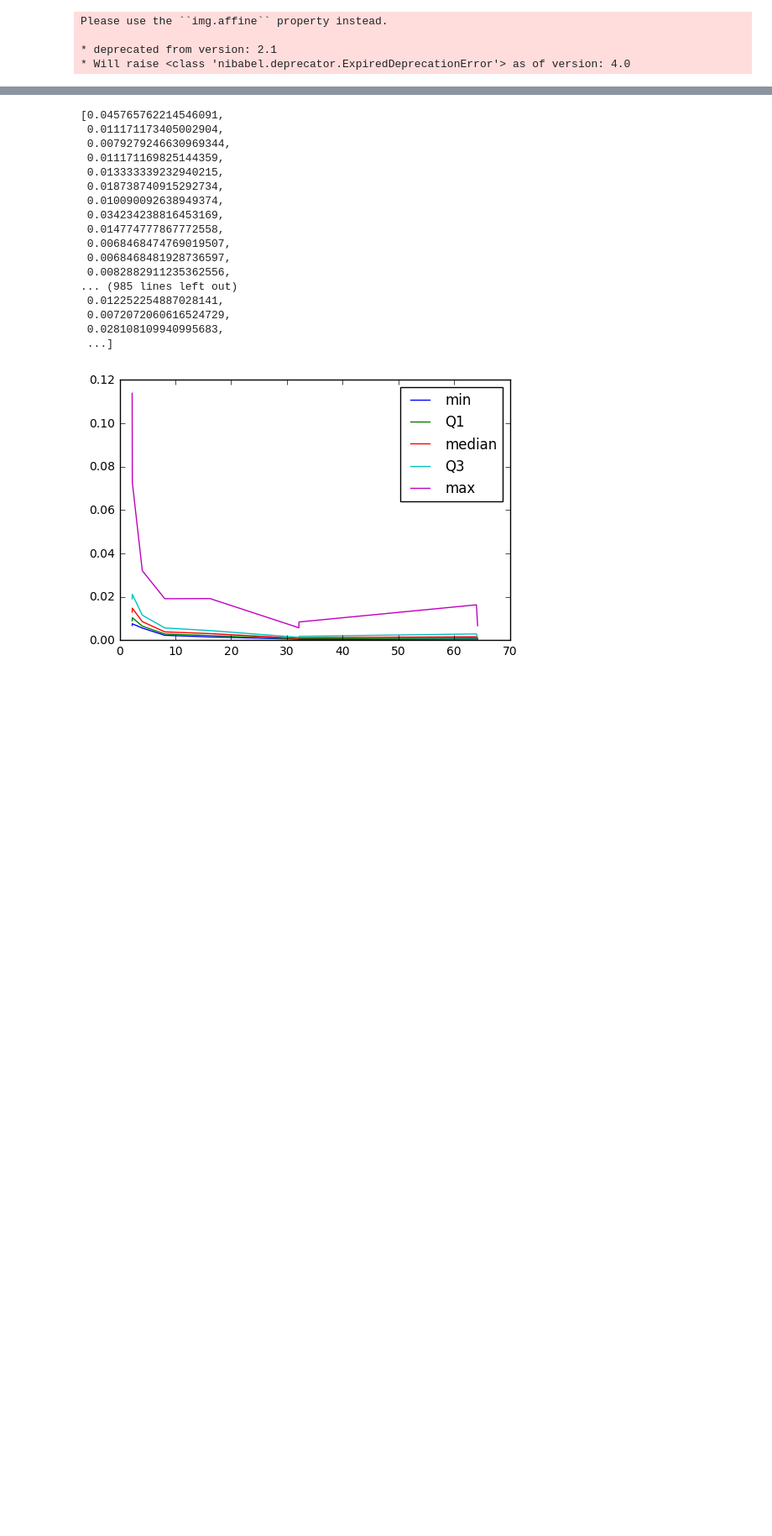
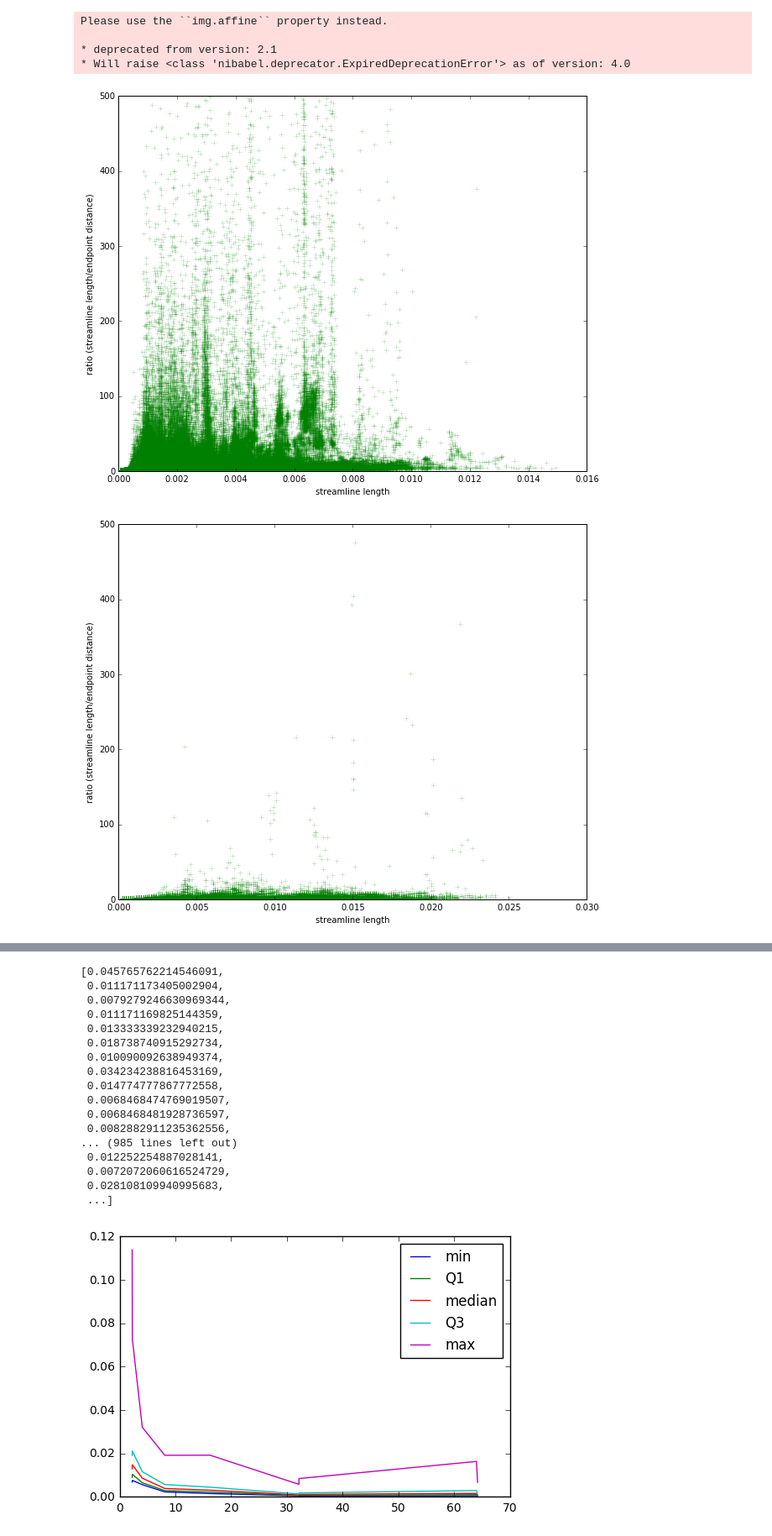
Before and after one commit to celinede/scripts4DWI_dipy_brainhack, a Jupyter notebook: compareStreamlineLengthEndpointDistance.ipynb, the cells around one changed output, grey strips where cells are left out. Shown at 84% size. Saved outputs shown, nothing was run; the diff lists cells and outputs as text; code cells hidden in the pictures; blank space fills up the shorter version.

```diff
--- a/compareStreamlineLengthEndpointDistance.ipynb
+++ b/compareStreamlineLengthEndpointDistance.ipynb
@@ -61,7 +61,7 @@ def plotRatio(x,ratio):
     plt.legend()
     #plt.title('Title')
     ax = plt.axes()
-    ax.set_ylim(top=50)
+    ax.set_ylim(top=500)
     plt.savefig(dFigures+subj+'_full_lengthdistratio.jpg')
     plt.show()
 # %%
@@ -108,3 +116,9 @@ Please use the ``img.affine`` property instead.
+# %%
+plotRatio(ls_norm[7],rs[7])
+plotRatio(ls_norm[3],rs[3])
+# %% [output]
+[figure, added]
+[figure, added]
 # %%
 #type(np.asarray(subjs))
 subjs.reverse()
```
Also changed, not shown: parts of 5 cells of this notebook, 4 other files.
